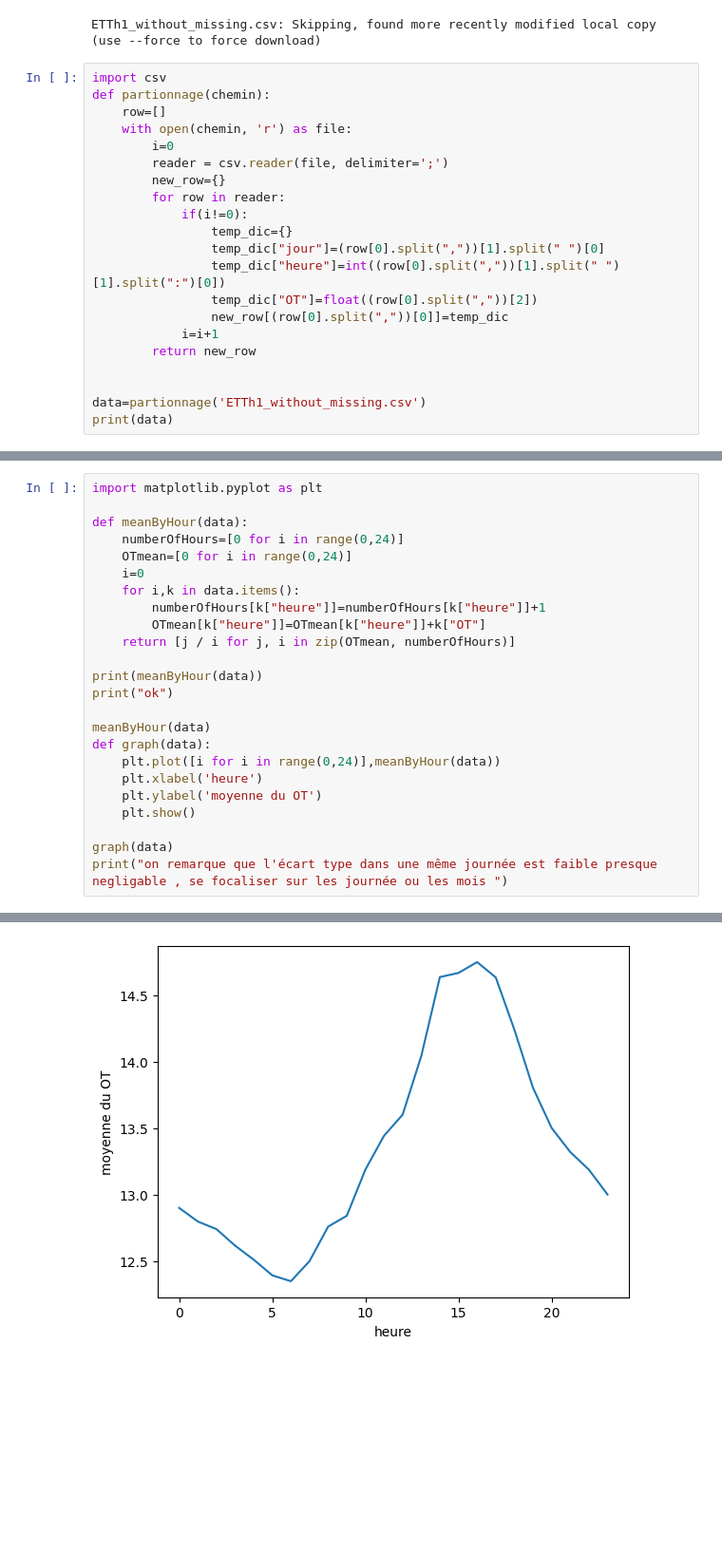
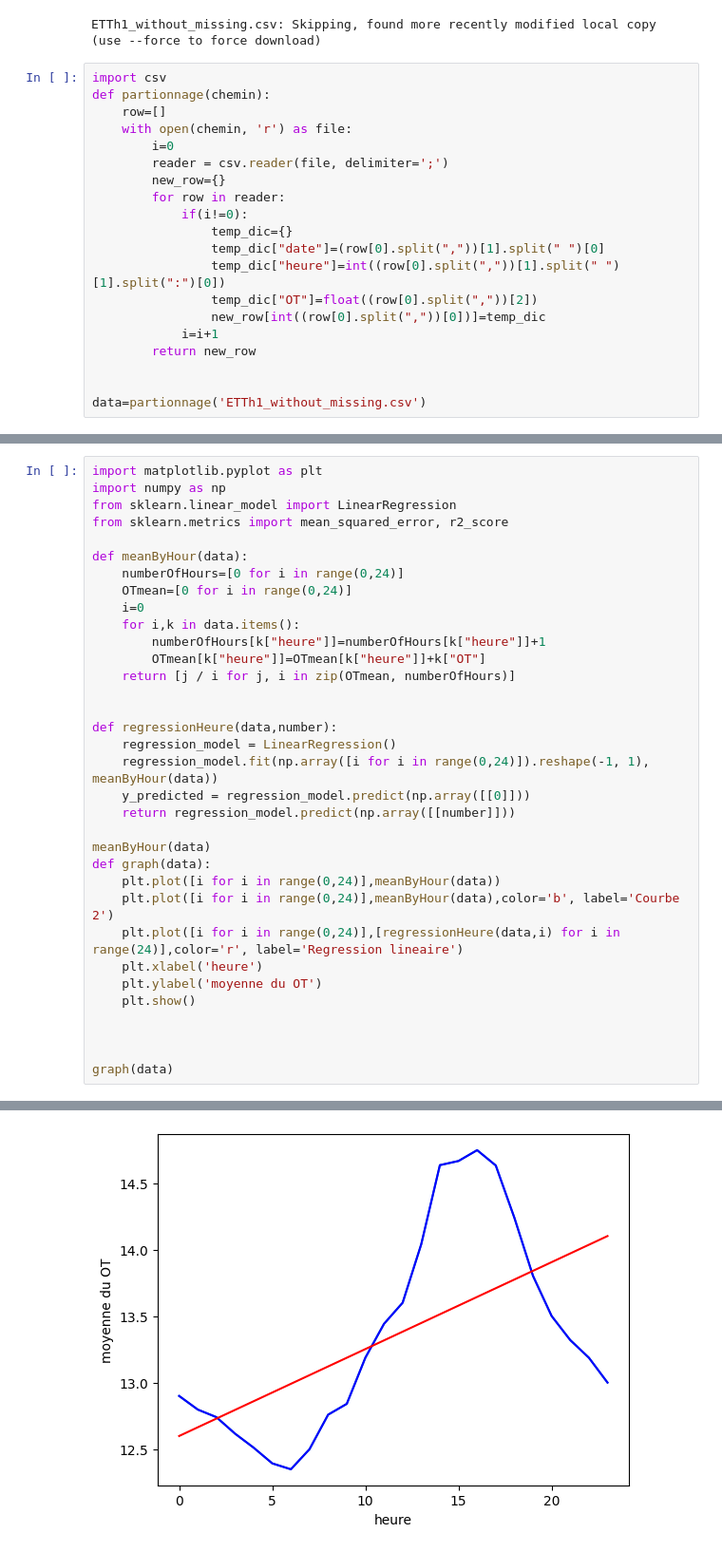
Before and after one commit to momoWantLearn/time_series_classification, a Jupyter notebook: main.ipynb, the cells around one changed output, grey strips where cells are left out. Shown at 95% size. Drawn from its saved outputs; the diff is of its cells as text; blank space fills up the shorter version.

Commit message:
création d'une premiere solution basée sur une regression linéaire sans la date prise en compte

```diff
--- a/main.ipynb
+++ b/main.ipynb
@@ -19,13 +19,12 @@ def partionnage(chemin):
         for row in reader:
             if(i!=0):
                 temp_dic={}
-                temp_dic["jour"]=(row[0].split(","))[1].split(" ")[0]
+                temp_dic["date"]=(row[0].split(","))[1].split(" ")[0]
                 temp_dic["heure"]=int((row[0].split(","))[1].split(" ")[1].split(":")[0])
                 temp_dic["OT"]=float((row[0].split(","))[2])
-                new_row[(row[0].split(","))[0]]=temp_dic
+                new_row[int((row[0].split(","))[0])]=temp_dic
             i=i+1
         return new_row
 
 
 data=partionnage('ETTh1_without_missing.csv')
-print(data)
@@ -34,5 +31,8 @@ print(data)
 # %%
 import matplotlib.pyplot as plt
+import numpy as np
+from sklearn.linear_model import LinearRegression
+from sklearn.metrics import mean_squared_error, r2_score
 
 def meanByHour(data):
     numberOfHours=[0 for i in range(0,24)]
@@ -43,16 +43,23 @@ def meanByHour(data):
         OTmean[k["heure"]]=OTmean[k["heure"]]+k["OT"]
     return [j / i for j, i in zip(OTmean, numberOfHours)]
 
-print(meanByHour(data))
-print("ok")
+
+def regressionHeure(data,number):
+    regression_model = LinearRegression()
+    regression_model.fit(np.array([i for i in range(0,24)]).reshape(-1, 1), meanByHour(data))
+    y_predicted = regression_model.predict(np.array([[0]]))
+    return regression_model.predict(np.array([[number]]))
 
 meanByHour(data)
 def graph(data):
     plt.plot([i for i in range(0,24)],meanByHour(data))
+    plt.plot([i for i in range(0,24)],meanByHour(data),color='b', label='Courbe 2')
+    plt.plot([i for i in range(0,24)],[regressionHeure(data,i) for i in range(24)],color='r', label='Regression lineaire')
     plt.xlabel('heure')
     plt.ylabel('moyenne du OT')
     plt.show()
 
+
+
 graph(data)
-print("on remarque que l'écart type dans une même journée est faible presque negligable , se focaliser sur les journée ou les mois ")
 # %% [output]
@@ -61 +66 @@ ok
-[figure, old version]
+[figure, new version]
```
Also changed, not shown: parts of 7 cells of this notebook.
